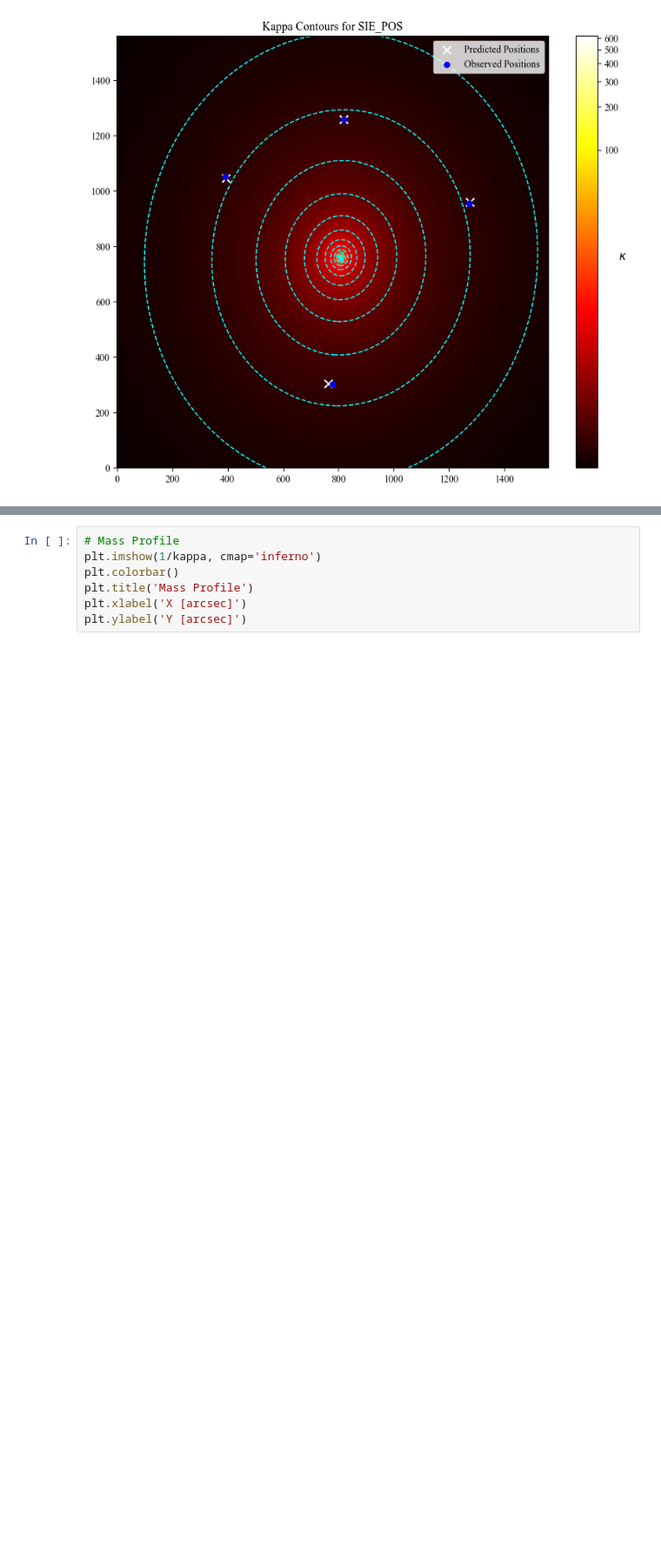
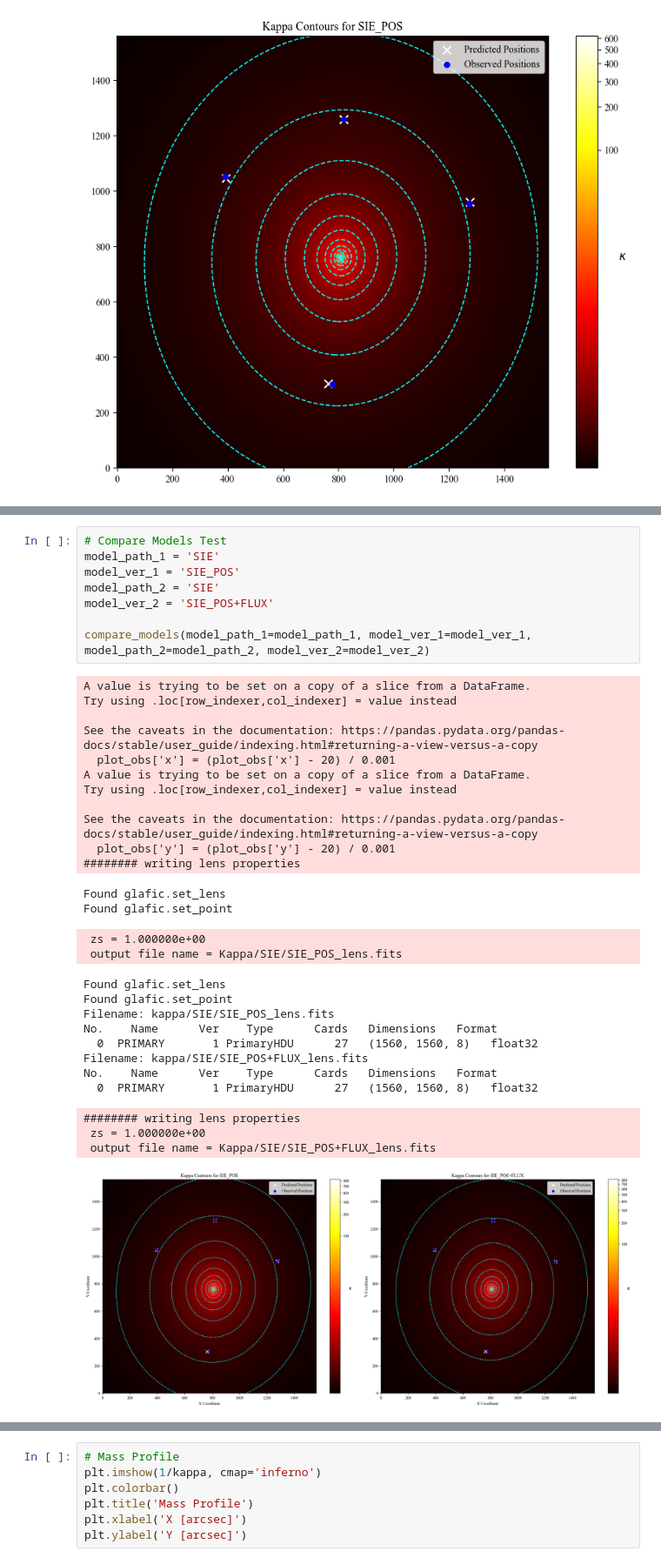
Before and after one commit to romms921/IllustrisTNG-Lens-Modelling, a Jupyter notebook: mass_profile_2.ipynb, the cells around one changed output, grey strips where cells are left out. Shown at 87% size. Drawn from its saved outputs; the diff is of its cells as text; blank space fills up the shorter version.

```diff
--- a/mass_profile_2.ipynb
+++ b/mass_profile_2.ipynb
@@ -281,3 +526,39 @@ plt.show()
+# %%
+# Compare Models Test
+model_path_1 = 'SIE'
+model_ver_1 = 'SIE_POS'
+model_path_2 = 'SIE'
+model_ver_2 = 'SIE_POS+FLUX'
+
+compare_models(model_path_1=model_path_1, model_ver_1=model_ver_1, model_path_2=model_path_2, model_ver_2=model_ver_2)
+# %% [output]
+A value is trying to be set on a copy of a slice from a DataFrame.
+Try using .loc[row_indexer,col_indexer] = value instead
+
+See the caveats in the documentation: https://pandas.pydata.org/pandas-docs/stable/user_guide/indexing.html#returning-a-view-versus-a-copy
+  plot_obs['x'] = (plot_obs['x'] - 20) / 0.001
+A value is trying to be set on a copy of a slice from a DataFrame.
+Try using .loc[row_indexer,col_indexer] = value instead
+
+See the caveats in the documentation: https://pandas.pydata.org/pandas-docs/stable/user_guide/indexing.html#returning-a-view-versus-a-copy
+  plot_obs['y'] = (plot_obs['y'] - 20) / 0.001
+######## writing lens properties
+Found glafic.set_lens
+Found glafic.set_point
+ zs = 1.000000e+00
+ output file name = Kappa/SIE/SIE_POS_lens.fits
+Found glafic.set_lens
+Found glafic.set_point
+Filename: kappa/SIE/SIE_POS_lens.fits
+No.    Name      Ver    Type      Cards   Dimensions   Format
+  0  PRIMARY       1 PrimaryHDU      27   (1560, 1560, 8)   float32
+Filename: kappa/SIE/SIE_POS+FLUX_lens.fits
+No.    Name      Ver    Type      Cards   Dimensions   Format
+  0  PRIMARY       1 PrimaryHDU      27   (1560, 1560, 8)   float32
+######## writing lens properties
+ zs = 1.000000e+00
+ output file name = Kappa/SIE/SIE_POS+FLUX_lens.fits
+[figure, added]
 # %%
 # Radial Kappa Plot
 def radial_kappa(kappa, center, radius):
```
Also changed, not shown: parts of 3 cells of this notebook, 2 other files.
